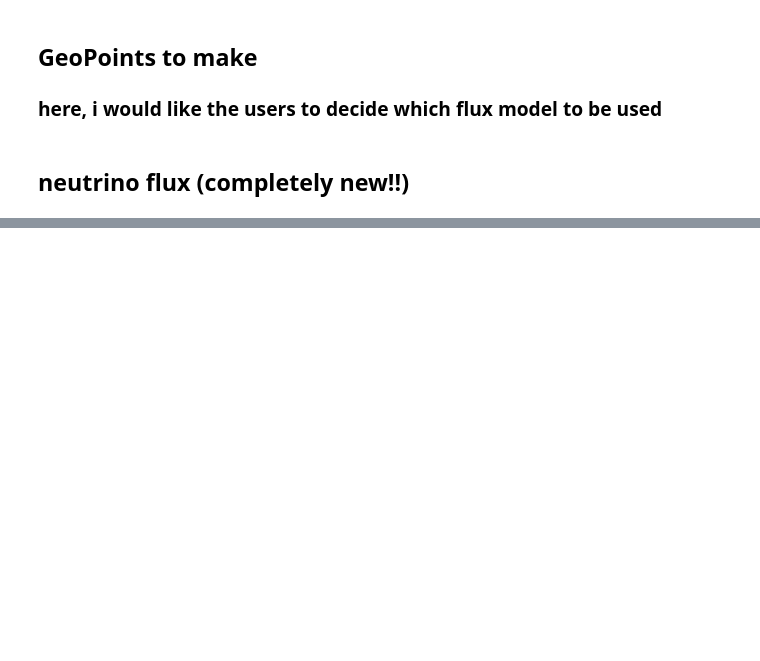
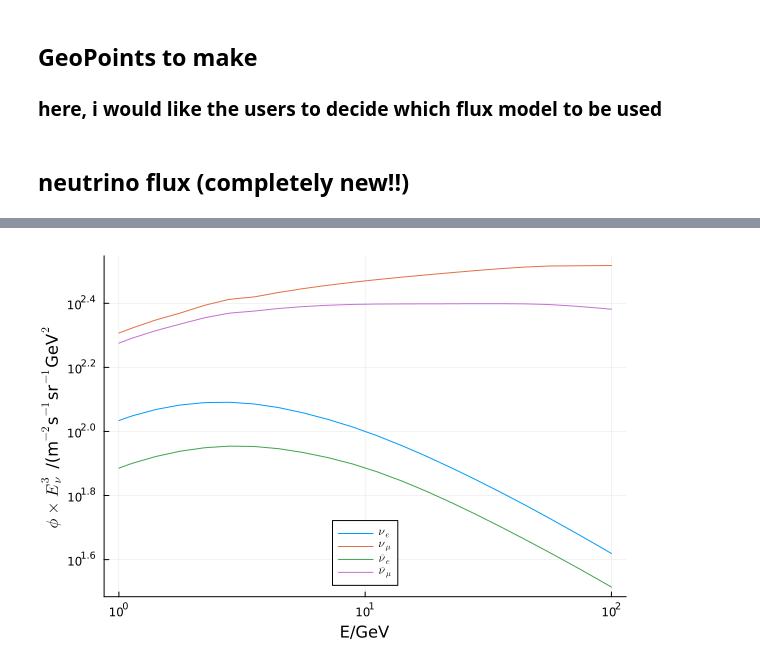
Before and after one commit to seismobassoon/flexOPT, a Jupyter notebook: notebooks/neutrinoPropagation.ipynb, the cells around one changed output, grey strips where cells are left out. Drawn from its saved outputs; the diff is of its cells as text; code cells hidden in the pictures; blank space fills up the shorter version.

```diff
--- a/notebooks/neutrinoPropagation.ipynb
+++ b/notebooks/neutrinoPropagation.ipynb
@@ -24,0 +41,5 @@ using .neutrinoFlux
+# %%
+numberEnergyBins = 100
+numberAngleBins = 100
+minEnergy = 1.0
+maxEnergy = 100.0
@@ -29,7 +52,7 @@ using .neutrinoFlux
 # %% [markdown]
 ## neutrino flux (completely new!!)
 # %%
-energies = logrange(1, 40, 100)
+energies = logrange(minEnergy, maxEnergy, numberEnergyBins)
 # read the neutrino-flux table nuflux.csv given in .../Neutrino-Flux/data
-bin_centers, flux_νe_interp, flux_νμ_interp, flux_antiνe_interp, flux_antiνμ_interp, energies, flux_νe, flux_νμ, flux_antiνe, flux_antiνμ = read_neutrino_flux_table("nuflux", 100, 100, false; data_dir="../dataInput/neutrinoFluxData/")
+bin_centers, flux_νe_interp, flux_νμ_interp, flux_antiνe_interp, flux_antiνμ_interp, energies, flux_νe, flux_νμ, flux_antiνe, flux_antiνμ = read_neutrino_flux_table("nuflux", numberEnergyBins, numberAngleBins, false; data_dir="../dataInput/neutrinoFluxData/")
 # %% [output]
@@ -37,0 +60,16 @@ Successfully created: 'nuflux.csv'
+# %%
+# neutrino fluxes look good
+# (comparing with Figure 3 in arXiv:1502.03916;
+# there are slight differences, especially at low energies, because
+# daemonflux is a bit different from honda)
+
+numberEnergyBinSegments = numberEnergyBins - 1
+
+p1 = plot(energies, (energies.^3) .* sum(flux_νe,     dims=2) ./ numberEnergyBinSegments, label=L"$\nu_e$",
+          xaxis=:log, yaxis=:log, legend=:bottom,
+          xlabel="E/GeV", ylabel=L"$\phi \times E_\nu^3$ /(m$^{-2}$s$^{-1}$sr$^{-1}$GeV$^{2}$")
+plot!(p1, energies, (energies.^3) .* sum(flux_νμ,     dims=2) ./ numberEnergyBinSegments, label=L"$\nu_\mu$")
+plot!(p1, energies, (energies.^3) .* sum(flux_antiνe, dims=2) ./ numberEnergyBinSegments, label=L"$\bar{\nu}_e$")
+plot!(p1, energies, (energies.^3) .* sum(flux_antiνμ, dims=2) ./ numberEnergyBinSegments, label=L"$\bar{\nu}_\mu$")
+# %% [output]
+[figure, added]
```
Also changed, not shown: parts of 5 cells of this notebook, 4 other files.
